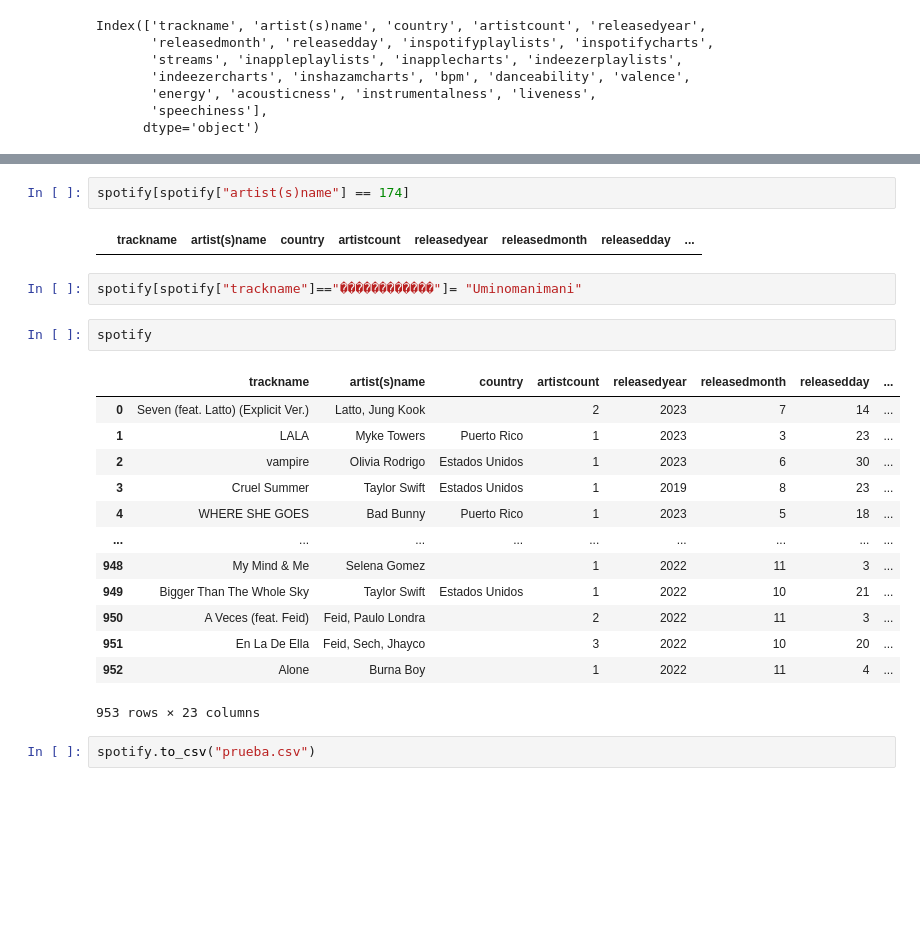
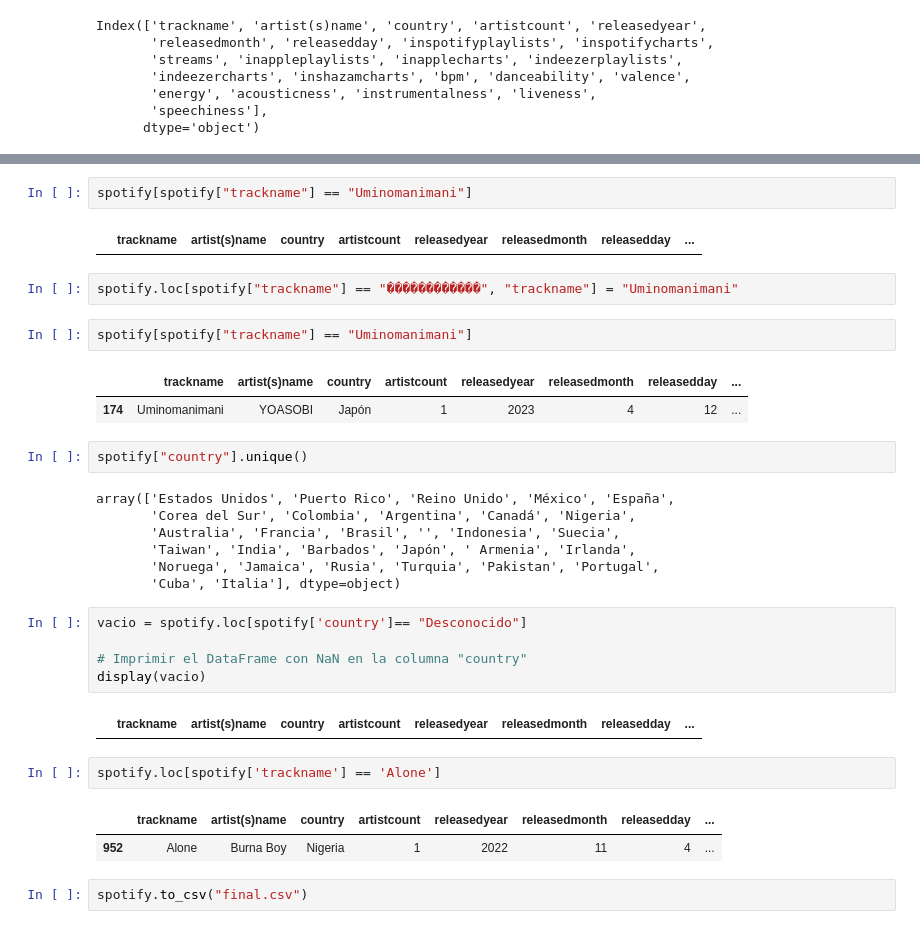
Before and after one commit to BSReguera/Pair-Programing-Modulo4-BeatrizyLaura, a Jupyter notebook: limpieza.ipynb, the cells around one changed output, grey strips where cells are left out. Drawn from its saved outputs; the diff is of its cells as text; blank space fills up the shorter version.

Commit message:
añadido csv country

```diff
--- a/limpieza.ipynb
+++ b/limpieza.ipynb
@@ -363,24 +934,34 @@ spotify.sample(20)
-# %%
-spotify[spotify["artist(s)name"] == 174]
-# %% [output]
-|  | trackname | artist(s)name | country | artistcount | releasedyear | releasedmonth | releasedday | ... |
 # %%
-spotify[spotify["trackname"]=="������������"]= "Uminomanimani"
+spotify[spotify["trackname"] == "Uminomanimani"]
+# %% [output]
+|  | trackname | artist(s)name | country | artistcount | releasedyear | releasedmonth | releasedday | ... |
+# %%
+spotify.loc[spotify["trackname"] == "������������", "trackname"] = "Uminomanimani"
+# %%
+spotify[spotify["trackname"] == "Uminomanimani"]
+# %% [output]
+|  | trackname | artist(s)name | country | artistcount | releasedyear | releasedmonth | releasedday | ... |
+| 174 | Uminomanimani | YOASOBI | Japón | 1 | 2023 | 4 | 12 | ... |
 # %%
-spotify
+spotify["country"].unique()
 # %% [output]
-|  | trackname | artist(s)name | country | artistcount | releasedyear | releasedmonth | releasedday | ... |
-| 0 | Seven (feat. Latto) (Explicit Ver.) | Latto, Jung Kook |  | 2 | 2023 | 7 | 14 | ... |
-| 1 | LALA | Myke Towers | Puerto Rico | 1 | 2023 | 3 | 23 | ... |
-| 2 | vampire | Olivia Rodrigo | Estados Unidos | 1 | 2023 | 6 | 30 | ... |
-| 3 | Cruel Summer | Taylor Swift | Estados Unidos | 1 | 2019 | 8 | 23 | ... |
-| 4 | WHERE SHE GOES | Bad Bunny | Puerto Rico | 1 | 2023 | 5 | 18 | ... |
-| ... | ... | ... | ... | ... | ... | ... | ... | ... |
-| 948 | My Mind & Me | Selena Gomez |  | 1 | 2022 | 11 | 3 | ... |
-| 949 | Bigger Than The Whole Sky | Taylor Swift | Estados Unidos | 1 | 2022 | 10 | 21 | ... |
-| 950 | A Veces (feat. Feid) | Feid, Paulo Londra |  | 2 | 2022 | 11 | 3 | ... |
-| 951 | En La De Ella | Feid, Sech, Jhayco |  | 3 | 2022 | 10 | 20 | ... |
-| 952 | Alone | Burna Boy |  | 1 | 2022 | 11 | 4 | ... |
-953 rows × 23 columns
+array(['Estados Unidos', 'Puerto Rico', 'Reino Unido', 'México', 'España',
+       'Corea del Sur', 'Colombia', 'Argentina', 'Canadá', 'Nigeria',
+       'Australia', 'Francia', 'Brasil', '', 'Indonesia', 'Suecia',
+       'Taiwan', 'India', 'Barbados', 'Japón', ' Armenia', 'Irlanda',
+       'Noruega', 'Jamaica', 'Rusia', 'Turquia', 'Pakistan', 'Portugal',
+       'Cuba', 'Italia'], dtype=object)
+# %%
+vacio = spotify.loc[spotify['country']== "Desconocido"]
+
+# Imprimir el DataFrame con NaN en la columna "country"
+display(vacio)
+# %% [output]
+|  | trackname | artist(s)name | country | artistcount | releasedyear | releasedmonth | releasedday | ... |
+# %%
+spotify.loc[spotify['trackname'] == 'Alone']
+# %% [output]
+|  | trackname | artist(s)name | country | artistcount | releasedyear | releasedmonth | releasedday | ... |
+| 952 | Alone | Burna Boy | Nigeria | 1 | 2022 | 11 | 4 | ... |
 # %%
-spotify.to_csv("prueba.csv")
+spotify.to_csv("final.csv")
```
Also changed, not shown: parts of 3 cells of this notebook, 1 other file.
